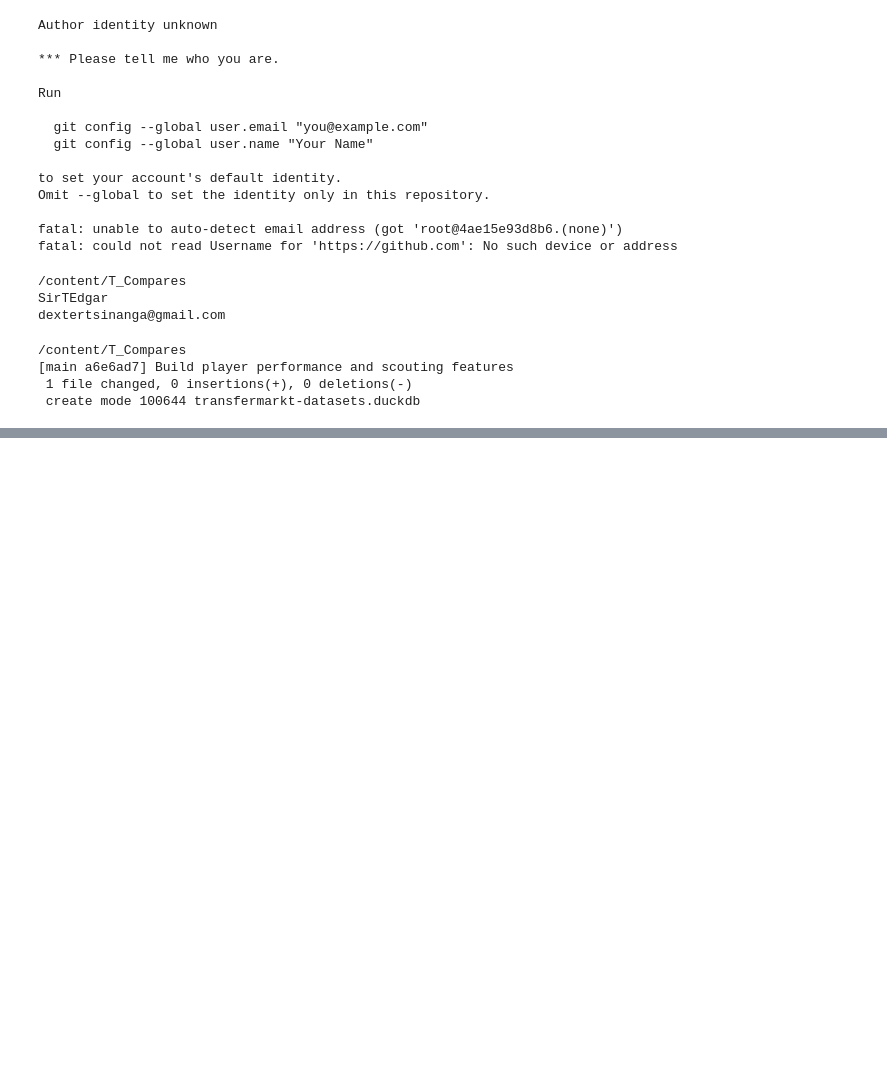
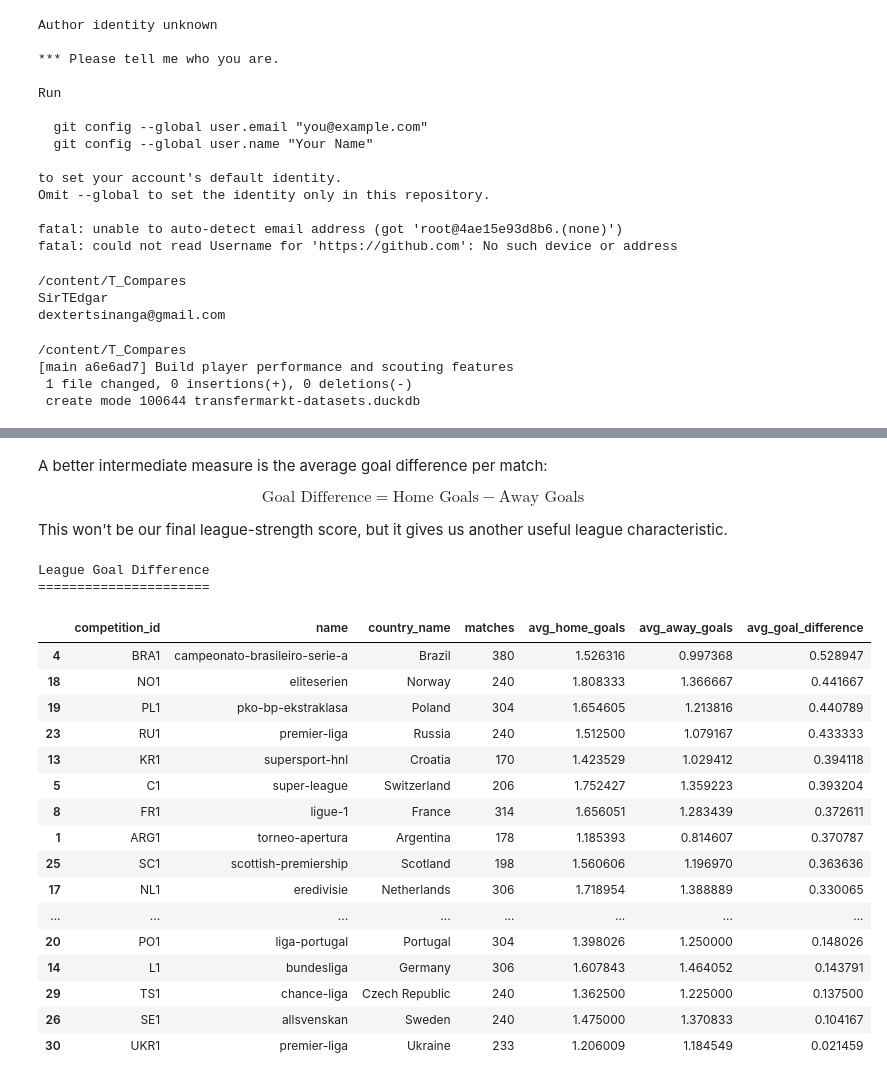
Before and after one commit to SirTEdgar/T_Compares, a Jupyter notebook: FootAnalytics.ipynb, the cells around one changed output, grey strips where cells are left out. Drawn from its saved outputs; the diff is of its cells as text; code cells hidden in the pictures; blank space fills up the shorter version.

```diff
--- a/FootAnalytics.ipynb
+++ b/FootAnalytics.ipynb
@@ -1899,0 +2723,19 @@ dextertsinanga@gmail.com
+# %%
+league_strength = (
+    league_games_2025
+    .groupby("competition_id")
+    .agg(
+        matches=("game_id", "count"),
+        total_points=("total_points", "sum"),
+        avg_points_per_match=("total_points", "mean"),
+        avg_home_goals=("home_club_goals", "mean"),
+        avg_away_goals=("away_club_goals", "mean")
+    )
+    .reset_index()
+)
+
+print("League strength summary")
+print("=======================")
+print("Number of leagues:", len(league_strength))
+
+display(league_strength.head(10))
@@ -1899,0 +2809,49 @@ dextertsinanga@gmail.com
+# %% [markdown]
+A better intermediate measure is the average goal difference per match:
+
+$$ \text{Goal Difference} = \text{Home Goals} - \text{Away Goals} $$
+
+This won't be our final league-strength score, but it gives us another useful league characteristic.
+# %%
+league_strength["avg_goal_difference"] = (
+    league_strength["avg_home_goals"]
+    - league_strength["avg_away_goals"]
+)
+
+print("League Goal Difference")
+print("======================")
+
+display(
+    league_strength[
+        [
+            "competition_id",
+            "name",
+            "country_name",
+            "matches",
+            "avg_home_goals",
+            "avg_away_goals",
+            "avg_goal_difference"
+        ]
+    ]
+    .sort_values("avg_goal_difference", ascending=False)
+)
+# %% [output]
+League Goal Difference
+======================
+|  | competition_id | name | country_name | matches | avg_home_goals | avg_away_goals | avg_goal_difference |
+| 4 | BRA1 | campeonato-brasileiro-serie-a | Brazil | 380 | 1.526316 | 0.997368 | 0.528947 |
+| 18 | NO1 | eliteserien | Norway | 240 | 1.808333 | 1.366667 | 0.441667 |
+| 19 | PL1 | pko-bp-ekstraklasa | Poland | 304 | 1.654605 | 1.213816 | 0.440789 |
+| 23 | RU1 | premier-liga | Russia | 240 | 1.512500 | 1.079167 | 0.433333 |
+| 13 | KR1 | supersport-hnl | Croatia | 170 | 1.423529 | 1.029412 | 0.394118 |
+| 5 | C1 | super-league | Switzerland | 206 | 1.752427 | 1.359223 | 0.393204 |
+| 8 | FR1 | ligue-1 | France | 314 | 1.656051 | 1.283439 | 0.372611 |
+| 1 | ARG1 | torneo-apertura | Argentina | 178 | 1.185393 | 0.814607 | 0.370787 |
+| 25 | SC1 | scottish-premiership | Scotland | 198 | 1.560606 | 1.196970 | 0.363636 |
+| 17 | NL1 | eredivisie | Netherlands | 306 | 1.718954 | 1.388889 | 0.330065 |
+| ... | ... | ... | ... | ... | ... | ... | ... |
+| 20 | PO1 | liga-portugal | Portugal | 304 | 1.398026 | 1.250000 | 0.148026 |
+| 14 | L1 | bundesliga | Germany | 306 | 1.607843 | 1.464052 | 0.143791 |
+| 29 | TS1 | chance-liga | Czech Republic | 240 | 1.362500 | 1.225000 | 0.137500 |
+| 26 | SE1 | allsvenskan | Sweden | 240 | 1.475000 | 1.370833 | 0.104167 |
+| 30 | UKR1 | premier-liga | Ukraine | 233 | 1.206009 | 1.184549 | 0.021459 |
```
Also changed, not shown: parts of 68 cells of this notebook.
